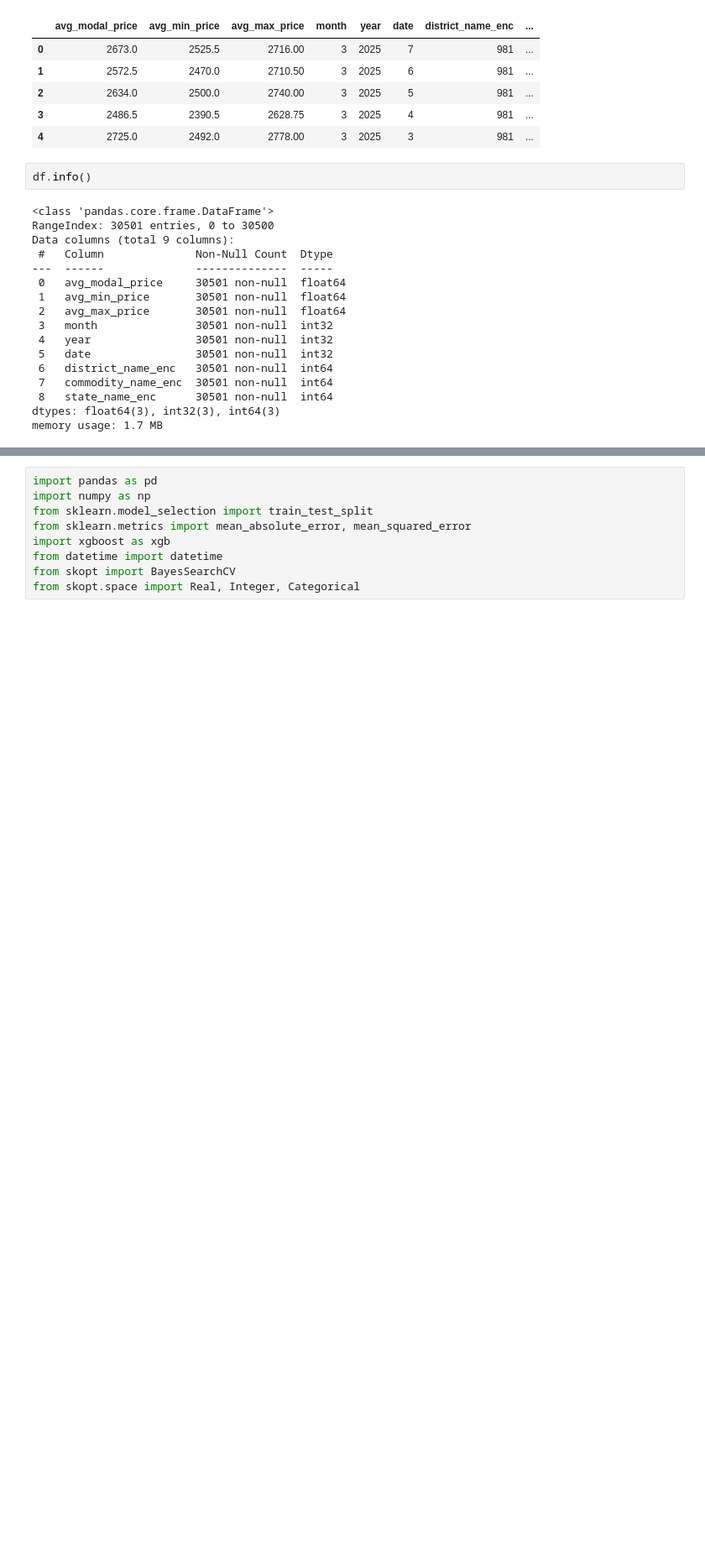
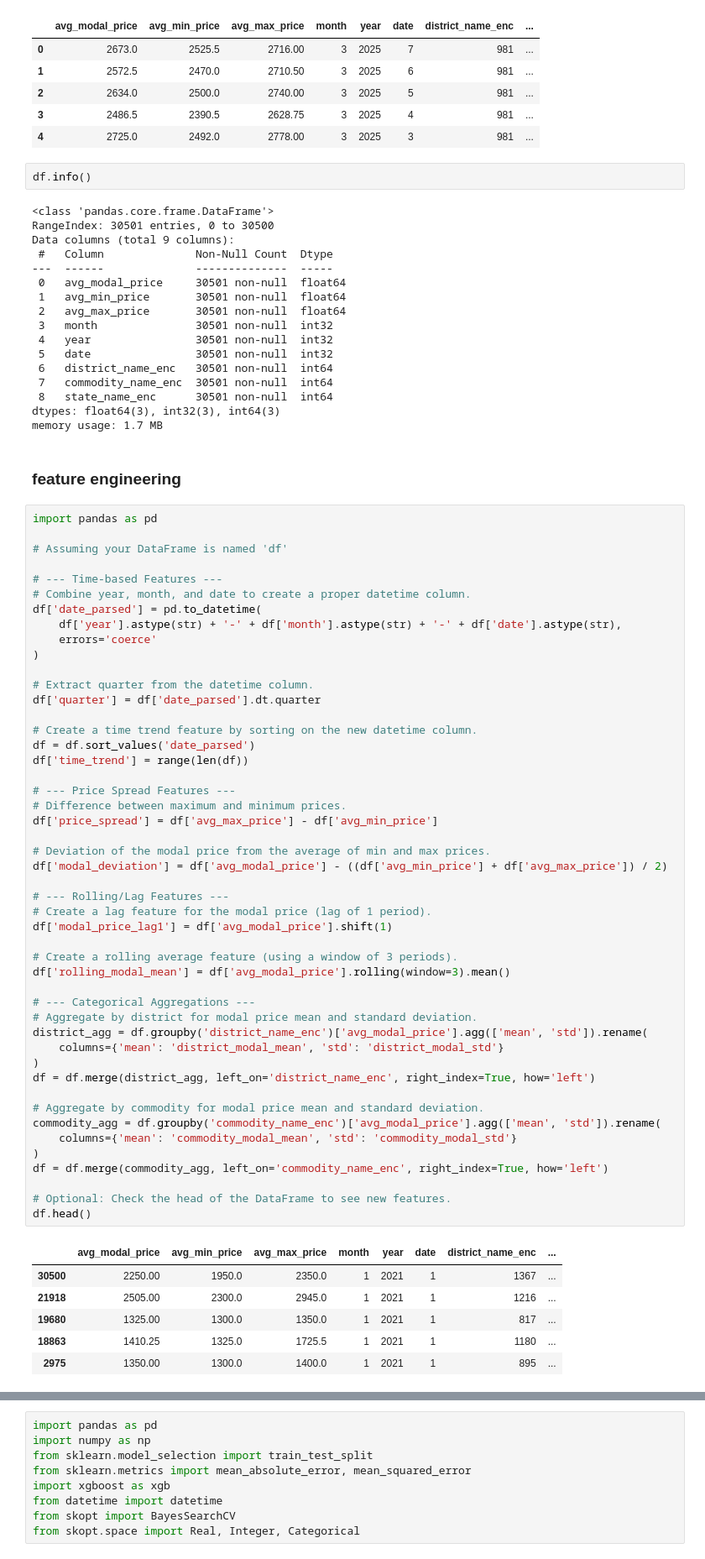
Before and after one commit to CodingYodha/Crop_price_Prediction, a Jupyter notebook: main.ipynb, the cells around one changed output, grey strips where cells are left out. Shown: that part at 84% size. Saved outputs shown, nothing was run; the diff lists cells and outputs as text; blank space fills up the shorter version.

```diff
--- a/main.ipynb
+++ b/main.ipynb
@@ -101,3 +101,60 @@ Data columns (total 9 columns):
  8   state_name_enc      30501 non-null  int64
 dtypes: float64(3), int32(3), int64(3)
 memory usage: 1.7 MB
+# %% [markdown]
+### feature engineering
+# %%
+import pandas as pd
+
+# Assuming your DataFrame is named 'df'
+
+# --- Time-based Features ---
+# Combine year, month, and date to create a proper datetime column.
+df['date_parsed'] = pd.to_datetime(
+    df['year'].astype(str) + '-' + df['month'].astype(str) + '-' + df['date'].astype(str),
+    errors='coerce'
+)
+
+# Extract quarter from the datetime column.
+df['quarter'] = df['date_parsed'].dt.quarter
+
+# Create a time trend feature by sorting on the new datetime column.
+df = df.sort_values('date_parsed')
+df['time_trend'] = range(len(df))
+
+# --- Price Spread Features ---
+# Difference between maximum and minimum prices.
+df['price_spread'] = df['avg_max_price'] - df['avg_min_price']
+
+# Deviation of the modal price from the average of min and max prices.
+df['modal_deviation'] = df['avg_modal_price'] - ((df['avg_min_price'] + df['avg_max_price']) / 2)
+
+# --- Rolling/Lag Features ---
+# Create a lag feature for the modal price (lag of 1 period).
+df['modal_price_lag1'] = df['avg_modal_price'].shift(1)
+
+# Create a rolling average feature (using a window of 3 periods).
+df['rolling_modal_mean'] = df['avg_modal_price'].rolling(window=3).mean()
+
+# --- Categorical Aggregations ---
+# Aggregate by district for modal price mean and standard deviation.
+district_agg = df.groupby('district_name_enc')['avg_modal_price'].agg(['mean', 'std']).rename(
+    columns={'mean': 'district_modal_mean', 'std': 'district_modal_std'}
+)
+df = df.merge(district_agg, left_on='district_name_enc', right_index=True, how='left')
+
+# Aggregate by commodity for modal price mean and standard deviation.
+commodity_agg = df.groupby('commodity_name_enc')['avg_modal_price'].agg(['mean', 'std']).rename(
+    columns={'mean': 'commodity_modal_mean', 'std': 'commodity_modal_std'}
+)
+df = df.merge(commodity_agg, left_on='commodity_name_enc', right_index=True, how='left')
+
+# Optional: Check the head of the DataFrame to see new features.
+df.head()
+# %% [output]
+|  | avg_modal_price | avg_min_price | avg_max_price | month | year | date | district_name_enc | ... |
+| 30500 | 2250.00 | 1950.0 | 2350.0 | 1 | 2021 | 1 | 1367 | ... |
+| 21918 | 2505.00 | 2300.0 | 2945.0 | 1 | 2021 | 1 | 1216 | ... |
+| 19680 | 1325.00 | 1300.0 | 1350.0 | 1 | 2021 | 1 | 817 | ... |
+| 18863 | 1410.25 | 1325.0 | 1725.5 | 1 | 2021 | 1 | 1180 | ... |
+| 2975 | 1350.00 | 1300.0 | 1400.0 | 1 | 2021 | 1 | 895 | ... |
```
Also changed, not shown: parts of 18 cells of this notebook, 3 other files.
